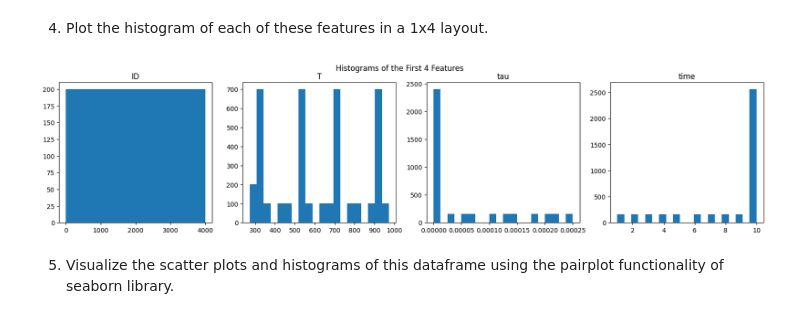
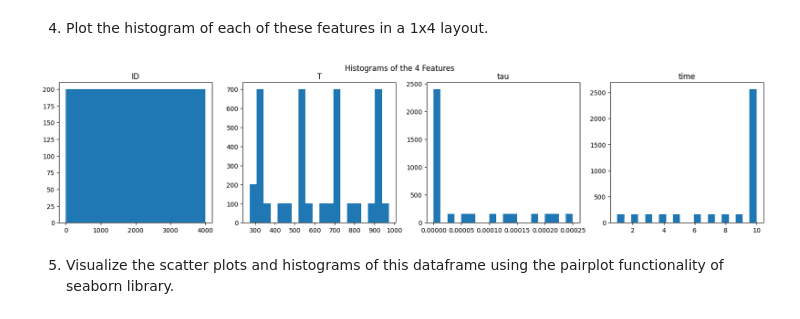
Before and after one commit to codexophile/uni-dl-lab-01, a Jupyter notebook: solutions-task-02.ipynb, the cells around one changed output. Saved outputs shown, nothing was run; the diff lists cells and outputs as text; code cells hidden in the pictures.

```diff
--- a/solutions-task-02.ipynb
+++ b/solutions-task-02.ipynb
@@ -34,3 +34,11 @@ print(new_df.head(20))
 19         0          0 -52325.6640    1597.1460
 
 [20 rows x 181 columns]
+# %%
+# Create a smaller DataFrame with only the first 4 feature columns for visualization
+# The lab implies using just 4 features for the next steps.
+# new_df.columns[:4] programmatically selects the first four column names.
+df_for_viz = new_df[new_df.columns[:4]].copy()
+
+print(f"--- Using these 4 features for visualization: {df_for_viz.columns.tolist()} ---")
+print("\\n" + "="*50 + "\\n")
@@ -61,16 +64,14 @@ max          0.0   -783.428590  4470.351000
 # %%
 import matplotlib.pyplot as plt
 
 fig, axes = plt.subplots(1, 4, figsize=(20, 4))
-fig.suptitle('Histograms of the First 4 Features')
-
-for i, col in enumerate(new_df.columns[0:4]):
-    axes[i].hist(new_df[col], bins=20)
+fig.suptitle('Histograms of the 4 Features')
+for i, col in enumerate(df_for_viz.columns):
+    axes[i].hist(df_for_viz[col], bins=20)
     axes[i].set_title(col)
-
 plt.show()
 # %% [output]
-[figure, old version]
+[figure, new version]
 # %% [markdown]
 5. Visualize the scatter plots and histograms of this dataframe using the pairplot functionality
 of seaborn library.
```
Also changed, not shown: parts of 5 cells of this notebook.
